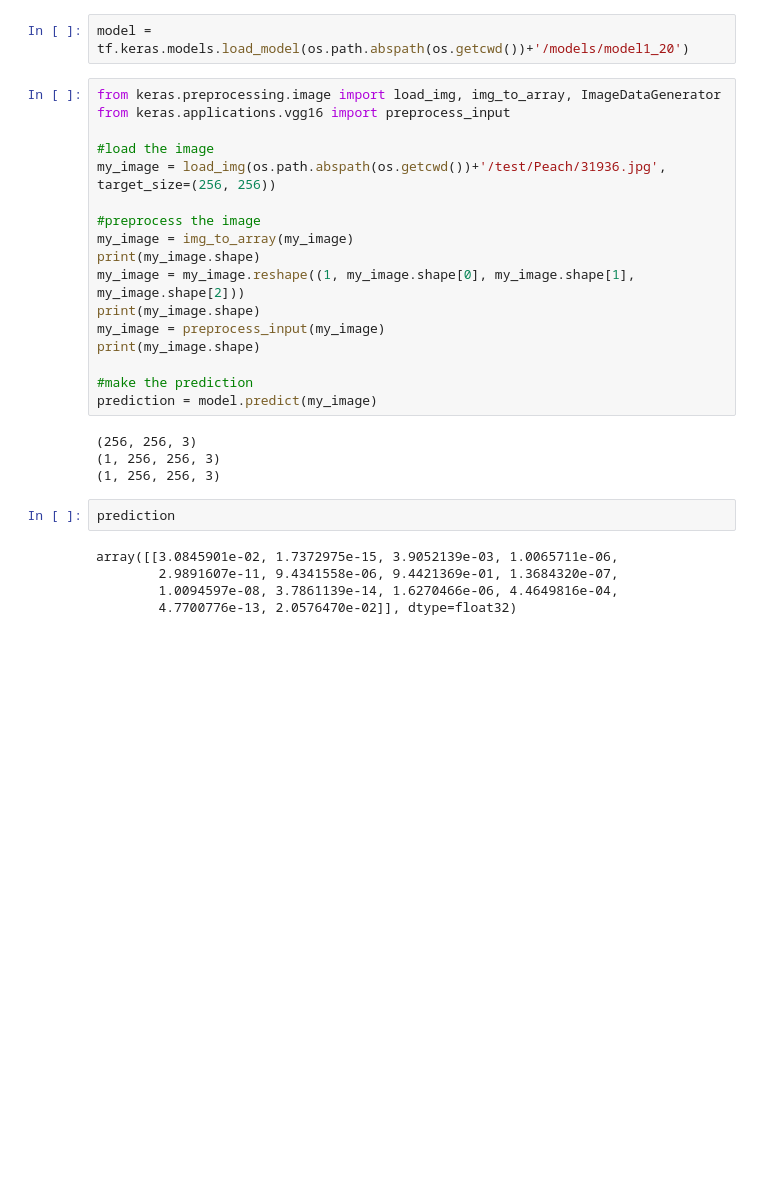
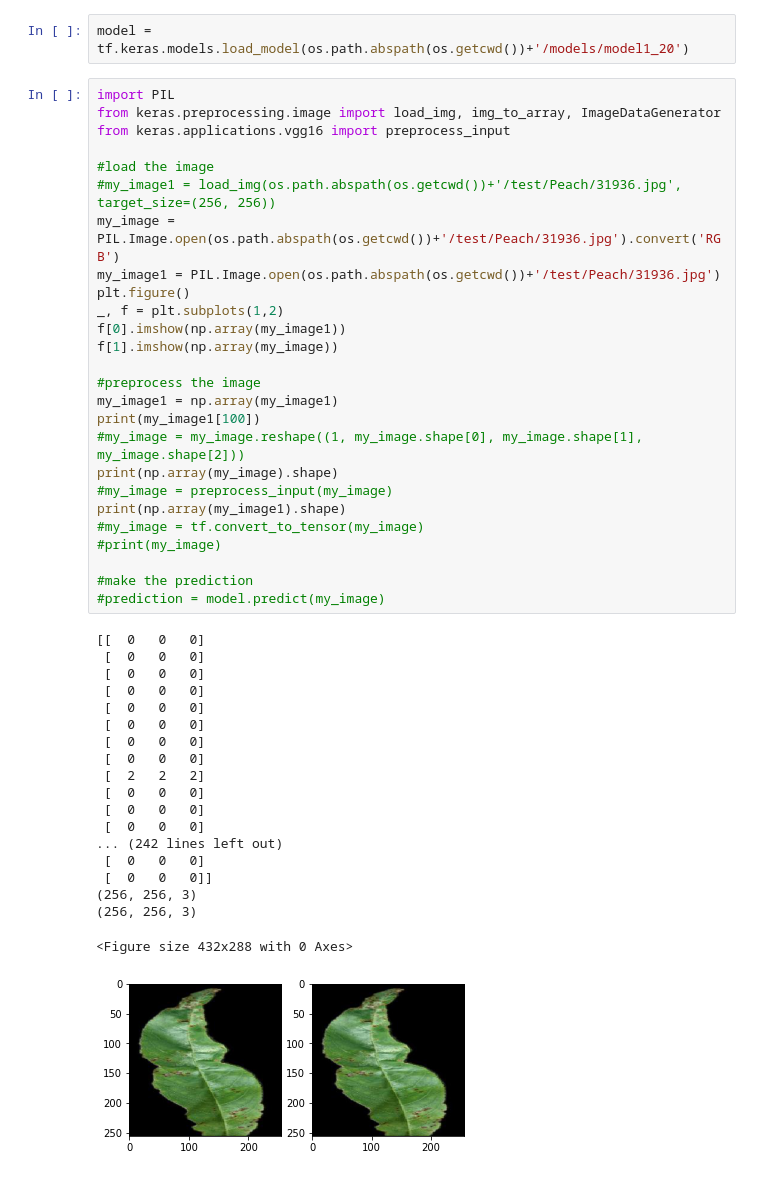
Before and after one commit to giuliovv/ANNDL_competitions, a Jupyter notebook: toma_models/model_with_submission_tests.ipynb, the cells around one changed output. Drawn from its saved outputs; the diff is of its cells as text; blank space fills up the shorter version.

```diff
--- a/toma_models/model_with_submission_tests.ipynb
+++ b/toma_models/model_with_submission_tests.ipynb
@@ -337,30 +349,48 @@ VGG16 Model Accuracy without Fine-Tuning: 97.42%
 # %%
 model = tf.keras.models.load_model(os.path.abspath(os.getcwd())+'/models/model1_20')
 # %%
+import PIL
 from keras.preprocessing.image import load_img, img_to_array, ImageDataGenerator
 from keras.applications.vgg16 import preprocess_input
 
 #load the image
-my_image = load_img(os.path.abspath(os.getcwd())+'/test/Peach/31936.jpg', target_size=(256, 256))
+#my_image1 = load_img(os.path.abspath(os.getcwd())+'/test/Peach/31936.jpg', target_size=(256, 256))
+my_image = PIL.Image.open(os.path.abspath(os.getcwd())+'/test/Peach/31936.jpg').convert('RGB')
+my_image1 = PIL.Image.open(os.path.abspath(os.getcwd())+'/test/Peach/31936.jpg')
+plt.figure()
+_, f = plt.subplots(1,2)
+f[0].imshow(np.array(my_image1))
+f[1].imshow(np.array(my_image))
 
 #preprocess the image
-my_image = img_to_array(my_image)
-print(my_image.shape)
-my_image = my_image.reshape((1, my_image.shape[0], my_image.shape[1], my_image.shape[2]))
-print(my_image.shape)
-my_image = preprocess_input(my_image)
-print(my_image.shape)
+my_image1 = np.array(my_image1)
+print(my_image1[100])
+#my_image = my_image.reshape((1, my_image.shape[0], my_image.shape[1], my_image.shape[2]))
+print(np.array(my_image).shape)
+#my_image = preprocess_input(my_image)
+print(np.array(my_image1).shape)
+#my_image = tf.convert_to_tensor(my_image)
+#print(my_image)
 
 #make the prediction
-prediction = model.predict(my_image)
+#prediction = model.predict(my_image)
 # %% [output]
+[[  0   0   0]
+ [  0   0   0]
+ [  0   0   0]
+ [  0   0   0]
+ [  0   0   0]
+ [  0   0   0]
+ [  0   0   0]
+ [  0   0   0]
+ [  2   2   2]
+ [  0   0   0]
+ [  0   0   0]
+ [  0   0   0]
+... (242 lines left out)
+ [  0   0   0]
+ [  0   0   0]]
 (256, 256, 3)
-(1, 256, 256, 3)
-(1, 256, 256, 3)
+(256, 256, 3)
+<Figure size 432x288 with 0 Axes>
+[figure, added]
-# %%
-prediction
-# %% [output]
-array([[3.0845901e-02, 1.7372975e-15, 3.9052139e-03, 1.0065711e-06,
-        2.9891607e-11, 9.4341558e-06, 9.4421369e-01, 1.3684320e-07,
-        1.0094597e-08, 3.7861139e-14, 1.6270466e-06, 4.4649816e-04,
-        4.7700776e-13, 2.0576470e-02]], dtype=float32)
```
Also changed, not shown: parts of 11 cells of this notebook.
